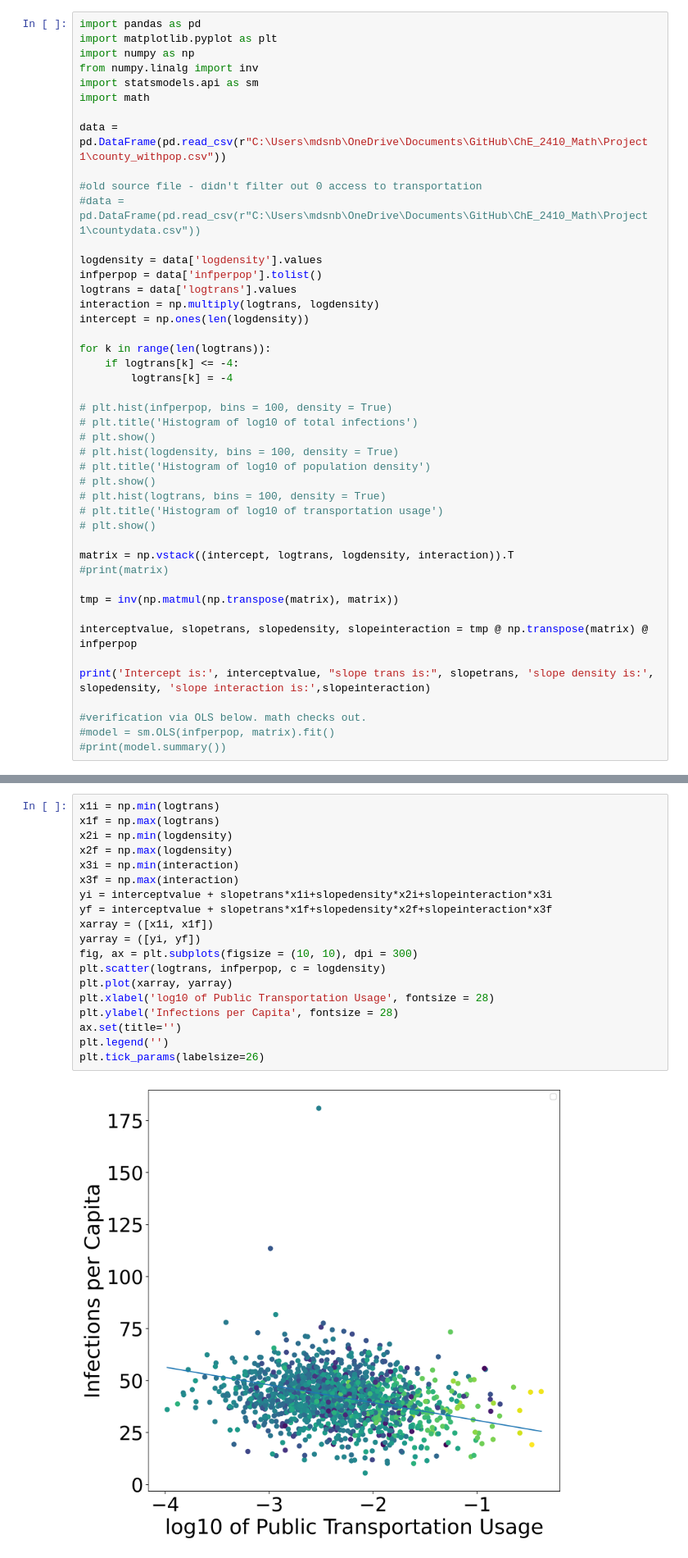
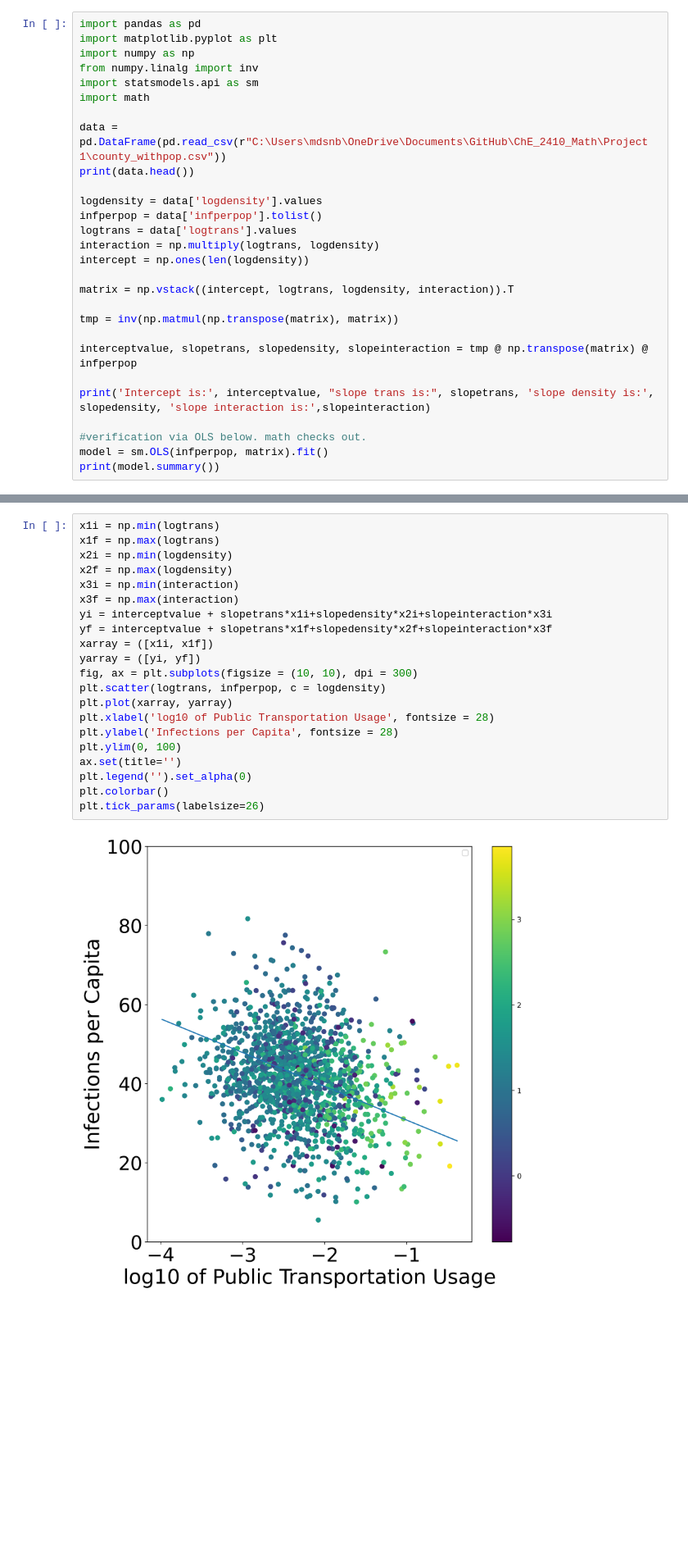
Before and after one commit to mdsnbutler/ChE_2410_Project_1_COVID-Factors, a Jupyter notebook: 3_linear_regression_and_nonlinear_minimization.ipynb, the cells around one changed output, grey strips where cells are left out. Shown at 82% size. Cells and saved outputs as stored; diff of their text form; blank space fills up the shorter version.

Commit message:
significant progress on project 1 producing graphs

```diff
--- a/3_linear_regression_and_nonlinear_minimization.ipynb
+++ b/3_linear_regression_and_nonlinear_minimization.ipynb
@@ -9,9 +9,7 @@ import statsmodels.api as sm
 import math
 
 data = pd.DataFrame(pd.read_csv(r"C:\Users\mdsnb\OneDrive\Documents\GitHub\ChE_2410_Math\Project 1\county_withpop.csv"))
-
-#old source file - didn't filter out 0 access to transportation
-#data = pd.DataFrame(pd.read_csv(r"C:\Users\mdsnb\OneDrive\Documents\GitHub\ChE_2410_Math\Project 1\countydata.csv"))
+print(data.head())
 
 logdensity = data['logdensity'].values
 infperpop = data['infperpop'].tolist()
@@ -19,22 +17,7 @@ logtrans = data['logtrans'].values
 interaction = np.multiply(logtrans, logdensity)
 intercept = np.ones(len(logdensity))
 
-for k in range(len(logtrans)):
-    if logtrans[k] <= -4:
-        logtrans[k] = -4
-
-# plt.hist(infperpop, bins = 100, density = True)
-# plt.title('Histogram of log10 of total infections')
-# plt.show()
-# plt.hist(logdensity, bins = 100, density = True)
-# plt.title('Histogram of log10 of population density')
-# plt.show()
-# plt.hist(logtrans, bins = 100, density = True)
-# plt.title('Histogram of log10 of transportation usage')
-# plt.show()
-
 matrix = np.vstack((intercept, logtrans, logdensity, interaction)).T
-#print(matrix)
 
 tmp = inv(np.matmul(np.transpose(matrix), matrix))
 
@@ -43,6 +26,6 @@ interceptvalue, slopetrans, slopedensity, slopeinteraction = tmp @ np.transpose(
 print('Intercept is:', interceptvalue, "slope trans is:", slopetrans, 'slope density is:', slopedensity, 'slope interaction is:',slopeinteraction)
 
 #verification via OLS below. math checks out.
-#model = sm.OLS(infperpop, matrix).fit()
-#print(model.summary())
+model = sm.OLS(infperpop, matrix).fit()
+print(model.summary())
 # %% [output]
@@ -54,24 +53,26 @@ EDIT 10/14/22: The data has now been filtered. Previously the data was pulled fr
 # %%
 x1i = np.min(logtrans)
 x1f = np.max(logtrans)
 x2i = np.min(logdensity)
 x2f = np.max(logdensity)
 x3i = np.min(interaction)
 x3f = np.max(interaction)
 yi = interceptvalue + slopetrans*x1i+slopedensity*x2i+slopeinteraction*x3i
 yf = interceptvalue + slopetrans*x1f+slopedensity*x2f+slopeinteraction*x3f
 xarray = ([x1i, x1f])
 yarray = ([yi, yf])
 fig, ax = plt.subplots(figsize = (10, 10), dpi = 300)
 plt.scatter(logtrans, infperpop, c = logdensity)
 plt.plot(xarray, yarray)
 plt.xlabel('log10 of Public Transportation Usage', fontsize = 28)
 plt.ylabel('Infections per Capita', fontsize = 28)
+plt.ylim(0, 100)
 ax.set(title='')
-plt.legend('')
+plt.legend('').set_alpha(0)
+plt.colorbar()
 plt.tick_params(labelsize=26)
 # %% [output]
-[figure, old version]
+[figure, new version]
 # %% [markdown]
 Now I'm going to create a nonlinear model, hopefully to capture the shape of the data drawn above. I don't predict this is very likely; the data seem to have no clear relationship. Even if there is an effect from population density and/or the interactions thereof, it's not likely it's substantial based on linear model slope information: the intercept is substantially larger than any other slope value, meaning it likely simply represents the average total infections.
 # %%
```
Also changed, not shown: parts of 11 cells of this notebook, 11 other files.
